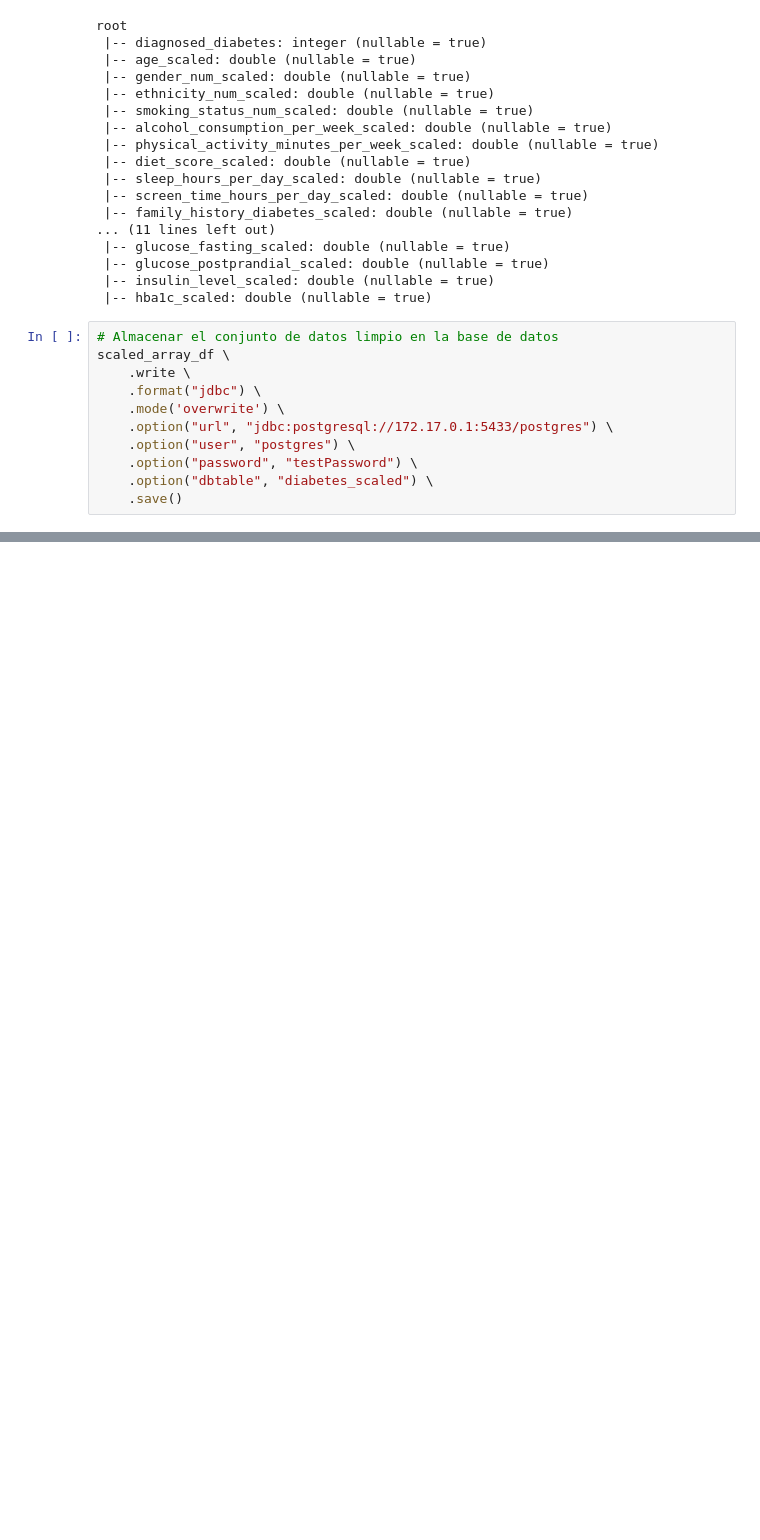
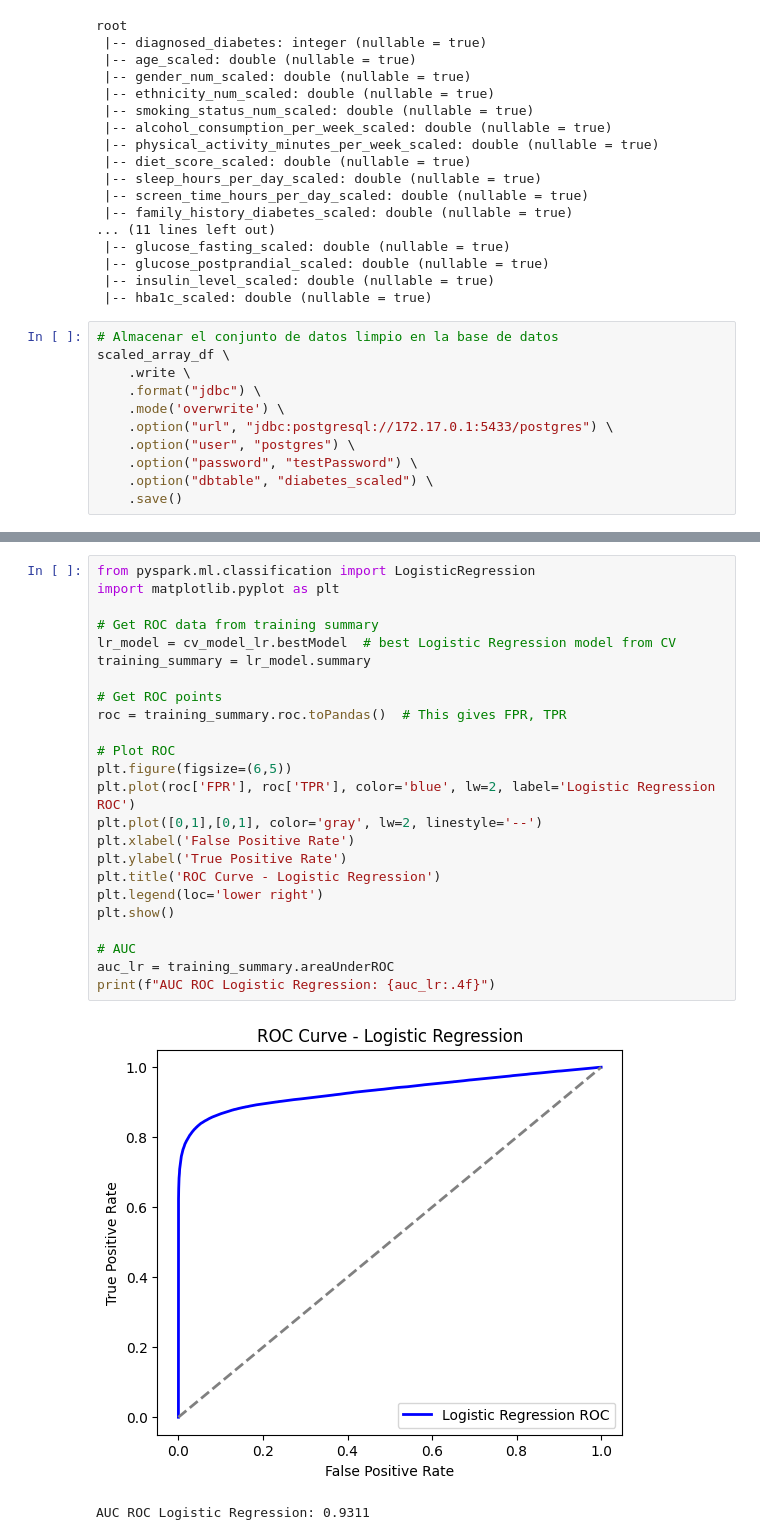
Before and after one commit to jiropardo/mlpipeline, a Jupyter notebook: tarea3.ipynb, the cells around one changed output, grey strips where cells are left out. Saved outputs shown, nothing was run; the diff lists cells and outputs as text; blank space fills up the shorter version.

```diff
--- a/tarea3.ipynb
+++ b/tarea3.ipynb
@@ -593,0 +744,27 @@ scaled_df.describe().show()
+# %%
+from pyspark.ml.classification import LogisticRegression
+import matplotlib.pyplot as plt
+
+# Get ROC data from training summary
+lr_model = cv_model_lr.bestModel  # best Logistic Regression model from CV
+training_summary = lr_model.summary
+
+# Get ROC points
+roc = training_summary.roc.toPandas()  # This gives FPR, TPR
+
+# Plot ROC
+plt.figure(figsize=(6,5))
+plt.plot(roc['FPR'], roc['TPR'], color='blue', lw=2, label='Logistic Regression ROC')
+plt.plot([0,1],[0,1], color='gray', lw=2, linestyle='--')
+plt.xlabel('False Positive Rate')
+plt.ylabel('True Positive Rate')
+plt.title('ROC Curve - Logistic Regression')
+plt.legend(loc='lower right')
+plt.show()
+
+# AUC
+auc_lr = training_summary.areaUnderROC
+print(f"AUC ROC Logistic Regression: {auc_lr:.4f}")
+# %% [output]
+[figure, added]
+AUC ROC Logistic Regression: 0.9311
```
Also changed, not shown: parts of 25 cells of this notebook.
